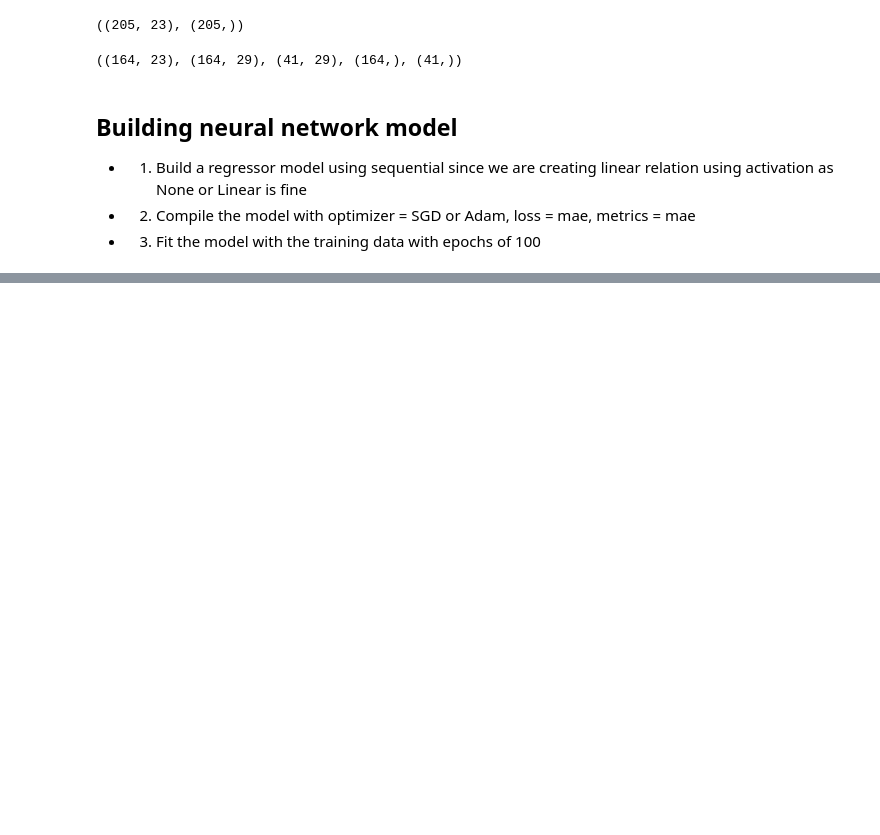
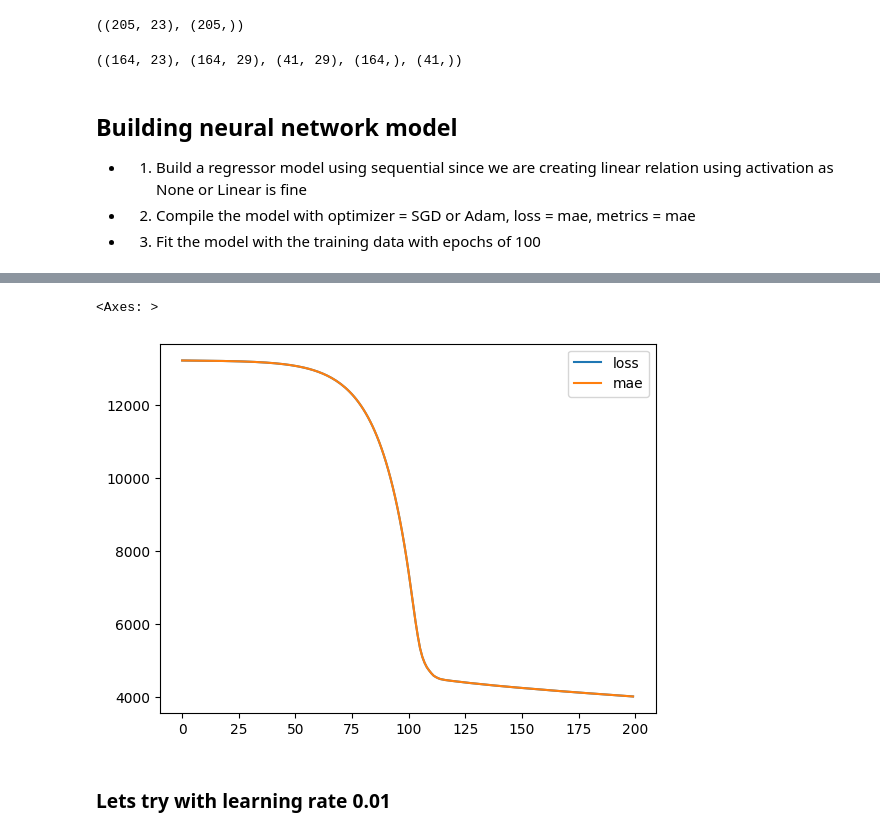
Before and after one commit to bvkiran8058/Deep-Learning, a Jupyter notebook: Linear Regression.ipynb, the cells around one changed output, grey strips where cells are left out. Cells and saved outputs as stored; diff of their text form; code cells hidden in the pictures; blank space fills up the shorter version.

```diff
--- a/Linear Regression.ipynb
+++ b/Linear Regression.ipynb
@@ -177,7 +181,7 @@ tf.random.set_seed(42)
 
 ## 1. Build a model
 model1 = tf.keras.Sequential([
-    tf.keras.Input(shape=(None, 29)),
+    tf.keras.Input(shape=(29, )),
     tf.keras.layers.Dense(10, activation= 'linear'),
     tf.keras.layers.Dense(1, activation= 'linear')
 ])
@@ -189,5 +193,5 @@ model1.compile(optimizer = tf.keras.optimizers.SGD(learning_rate=0.001),
         )
 
 ## 3. Fit the model
-model1_history = model1.fit(X_train_min_scaled, y_train, epochs = 100)
+model1_history = model1.fit(X_train_min_scaled, y_train, epochs = 200)
 # %% [output]
@@ -198,0 +215,7 @@ Invalid input shape for input Tensor("data:0", shape=(None, 29), dtype=float32).
+# %%
+pd.DataFrame(model1_history.history).plot()
+# %% [output]
+<Axes: >
+[figure, added]
+# %% [markdown]
+### Lets try with learning rate 0.01
```
Also changed, not shown: parts of 19 cells of this notebook.
